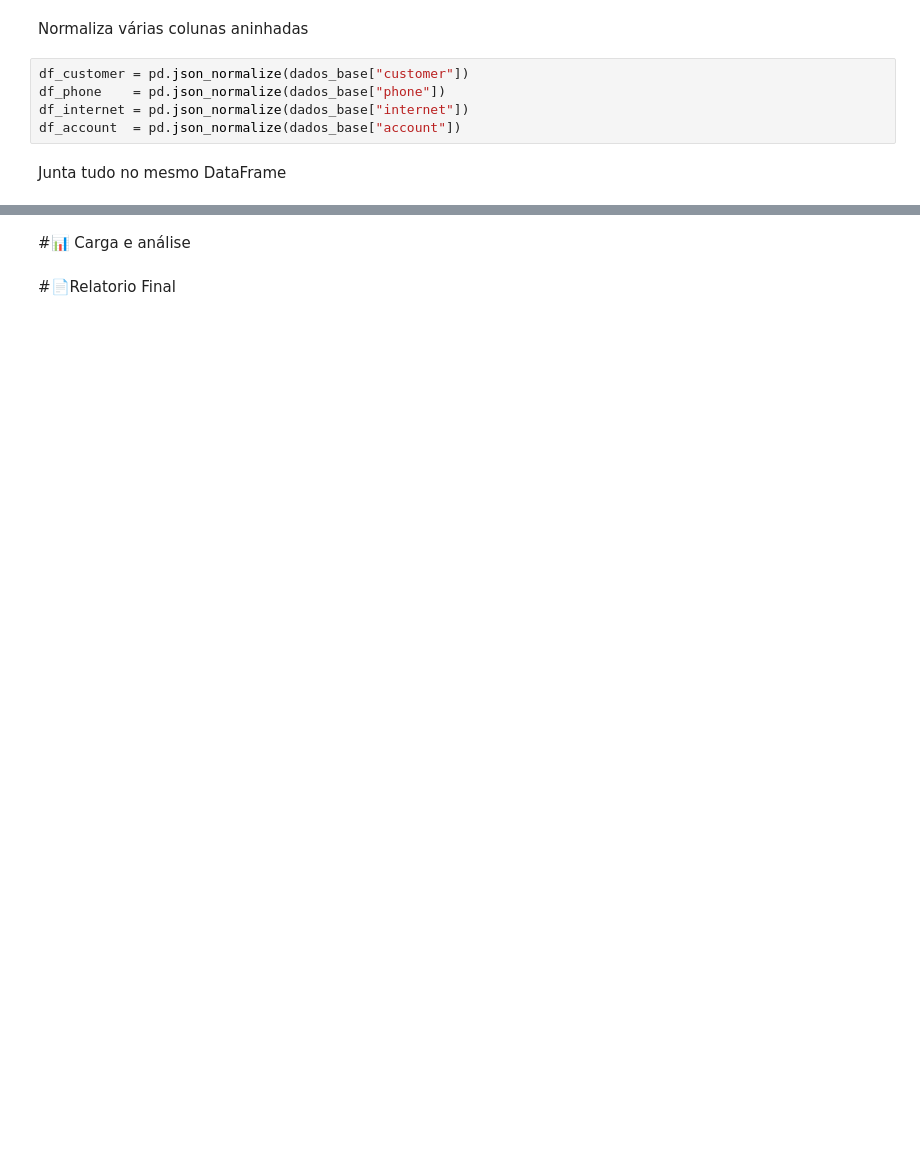
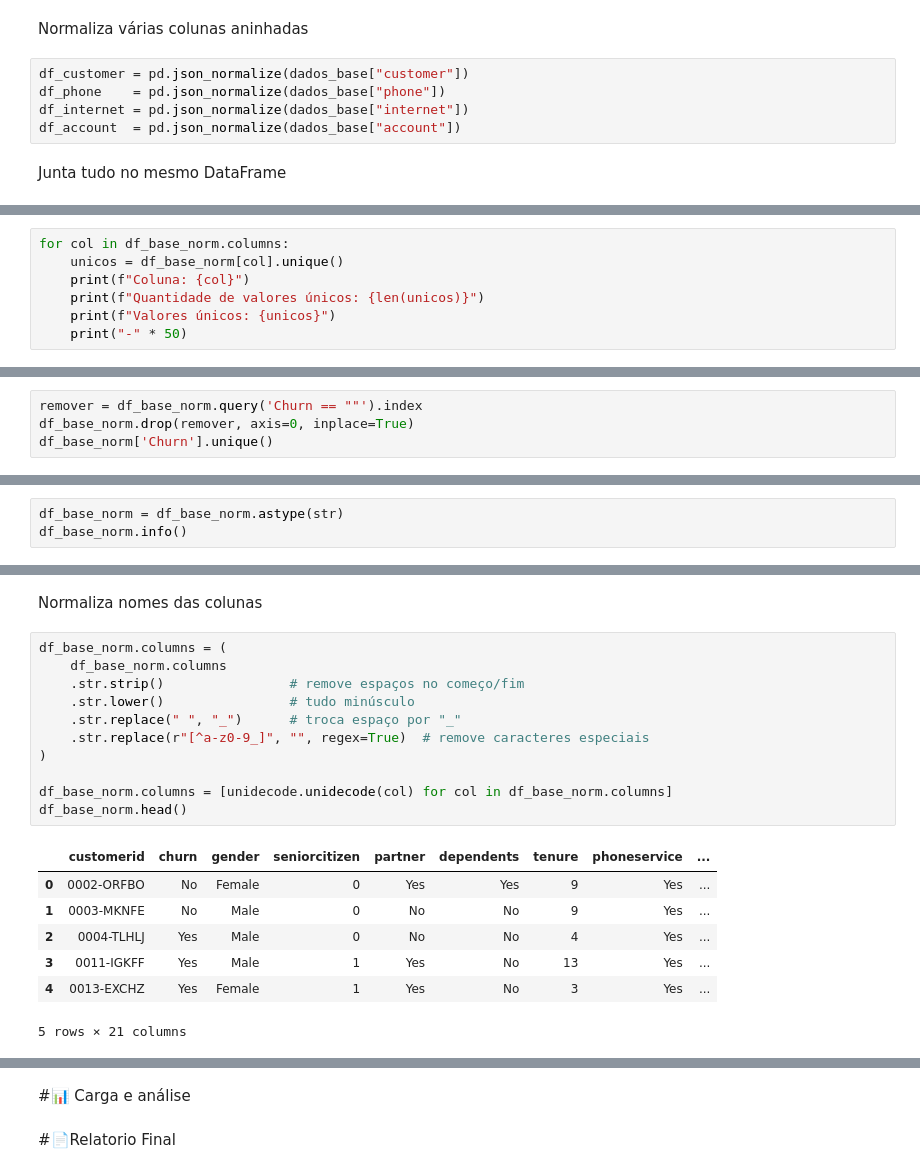
Before and after one commit to TyrGunllod/TELECOMX_ETL, a Jupyter notebook: TelecomX_BR.ipynb, the cells around one changed output, grey strips where cells are left out. Drawn from its saved outputs; the diff is of its cells as text; blank space fills up the shorter version.

```diff
--- a/TelecomX_BR.ipynb
+++ b/TelecomX_BR.ipynb
@@ -49,0 +95,7 @@ df_base_norm
+# %%
+for col in df_base_norm.columns:
+    unicos = df_base_norm[col].unique()
+    print(f"Coluna: {col}")
+    print(f"Quantidade de valores únicos: {len(unicos)}")
+    print(f"Valores únicos: {unicos}")
+    print("-" * 50)
@@ -49,0 +122,4 @@ df_base_norm
+# %%
+remover = df_base_norm.query('Churn == ""').index
+df_base_norm.drop(remover, axis=0, inplace=True)
+df_base_norm['Churn'].unique()
@@ -49,0 +130,3 @@ df_base_norm
+# %%
+df_base_norm = df_base_norm.astype(str)
+df_base_norm.info()
@@ -49,0 +151,21 @@ df_base_norm
+# %% [markdown]
+Normaliza nomes das colunas
+# %%
+df_base_norm.columns = (
+    df_base_norm.columns
+    .str.strip()                # remove espaços no começo/fim
+    .str.lower()                # tudo minúsculo
+    .str.replace(" ", "_")      # troca espaço por "_"
+    .str.replace(r"[^a-z0-9_]", "", regex=True)  # remove caracteres especiais
+)
+
+df_base_norm.columns = [unidecode.unidecode(col) for col in df_base_norm.columns]
+df_base_norm.head()
+# %% [output]
+|  | customerid | churn | gender | seniorcitizen | partner | dependents | tenure | phoneservice | ... |
+| 0 | 0002-ORFBO | No | Female | 0 | Yes | Yes | 9 | Yes | ... |
+| 1 | 0003-MKNFE | No | Male | 0 | No | No | 9 | Yes | ... |
+| 2 | 0004-TLHLJ | Yes | Male | 0 | No | No | 4 | Yes | ... |
+| 3 | 0011-IGKFF | Yes | Male | 1 | Yes | No | 13 | Yes | ... |
+| 4 | 0013-EXCHZ | Yes | Female | 1 | Yes | No | 3 | Yes | ... |
+5 rows × 21 columns
```
Also changed, not shown: parts of 27 cells of this notebook.
